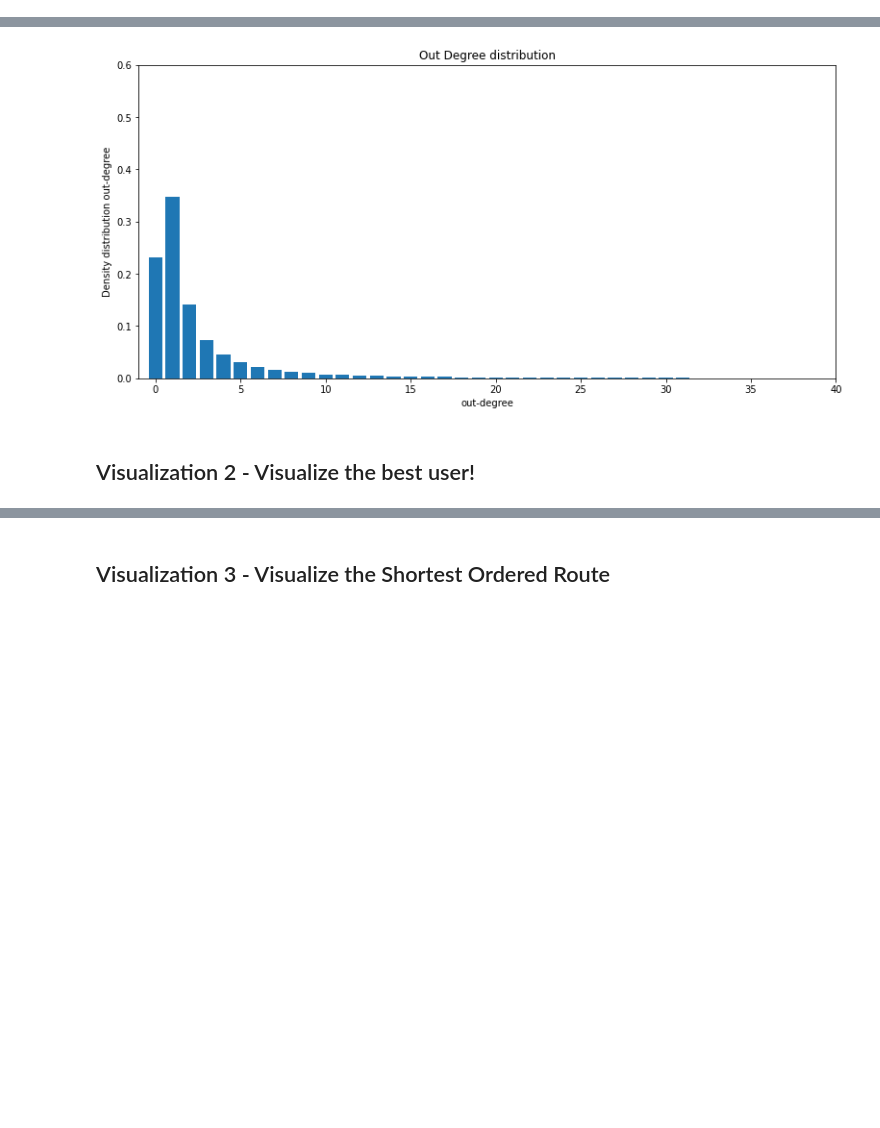
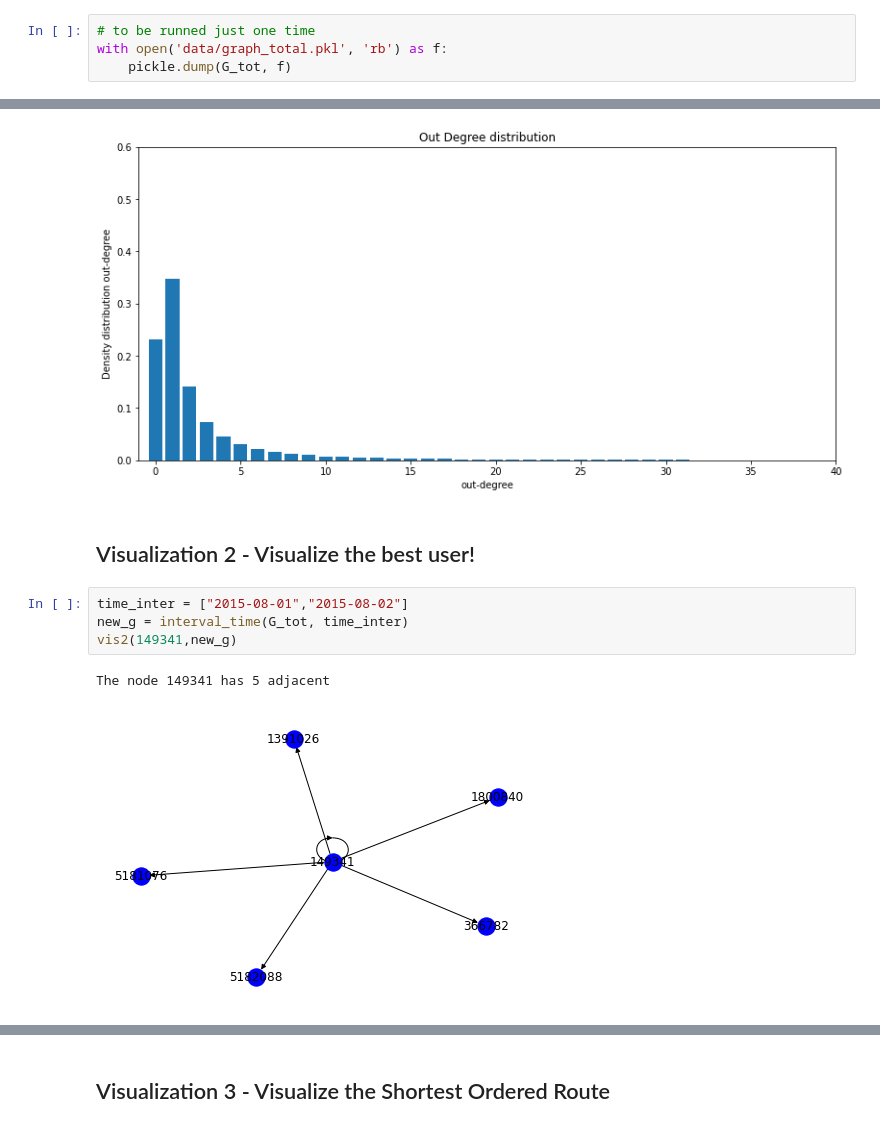
Before and after one commit to Andreagiordano99/ADM-HW5, a Jupyter notebook: main.ipynb, the cells around one changed output, grey strips where cells are left out. Cells and saved outputs as stored; diff of their text form; blank space fills up the shorter version.

```diff
--- a/main.ipynb
+++ b/main.ipynb
@@ -111,6 +111,10 @@ If you already have the final graph, just load it with pickle and do not run the
 # %%
 # to be runned just once
 G_tot = create_final_graph(G_loops)
+# %%
+# to be runned just one time
+with open('data/graph_total.pkl', 'rb') as f:
+    pickle.dump(G_tot, f)
 # %%
 # PICKLE
 with open('data/graph_total.pkl', 'rb') as f:
@@ -159,3 +165,10 @@ visualization_1(G_loops, 'c2a')
 [figure]
 # %% [markdown]
 ## Visualization 2 - Visualize the best user!
+# %%
+time_inter = ["2015-08-01","2015-08-02"]
+new_g = interval_time(G_tot, time_inter)
+vis2(149341,new_g)
+# %% [output]
+The node 149341 has 5 adjacent
+[figure, added]
```
Also changed, not shown: parts of 5 cells of this notebook, 3 other files.
